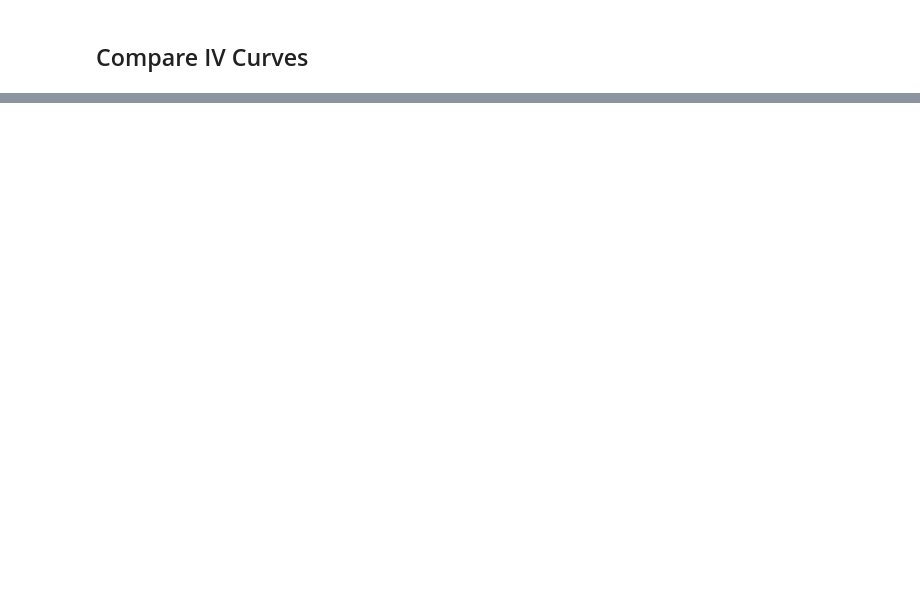
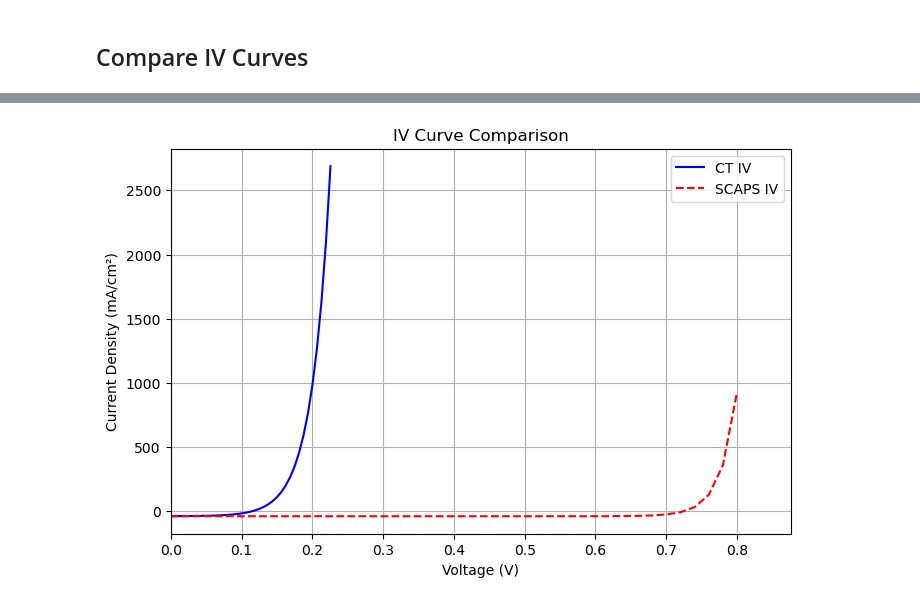
Before and after one commit to OxfordInterfacesLab/TandemFlow, a Jupyter notebook: utils/testing.ipynb, the cells around one changed output, grey strips where cells are left out. Drawn from its saved outputs; the diff is of its cells as text; code cells hidden in the pictures; blank space fills up the shorter version.

```diff
--- a/utils/testing.ipynb
+++ b/utils/testing.ipynb
@@ -71,0 +90,7 @@ display(gcf())
+# %%
+ct_iv_file = "../simulation_data/chargetransport/si-topcon-schottky-iv.csv"
+scaps_iv_file = "../simulation_data/scaps/si-topcon.iv"
+
+
+ct_profile.IV = set_IV!(ct_profile, ct_iv_file)
+scaps_profile.IV = set_IV!(scaps_profile, scaps_iv_file)
@@ -71,0 +115,14 @@ display(gcf())
+# %%
+figure(figsize=(8,5))
+plot(ct_profile.IV[:, 1] .- (0.8385 - 0.7244), ct_profile.IV[:, 2] .* -1e-1, label="CT IV", color="blue")
+plot(scaps_profile.IV[:, 1], scaps_profile.IV[:, 2], label="SCAPS IV", color="red", linestyle="--")
+
+xlim(0, nothing)
+xlabel("Voltage (V)")
+ylabel("Current Density (mA/cm²)")
+title("IV Curve Comparison")
+legend()
+grid(true)
+display(gcf())
+# %% [output]
+[figure, added]
```
Also changed, not shown: parts of 12 cells of this notebook, 9 other files.
